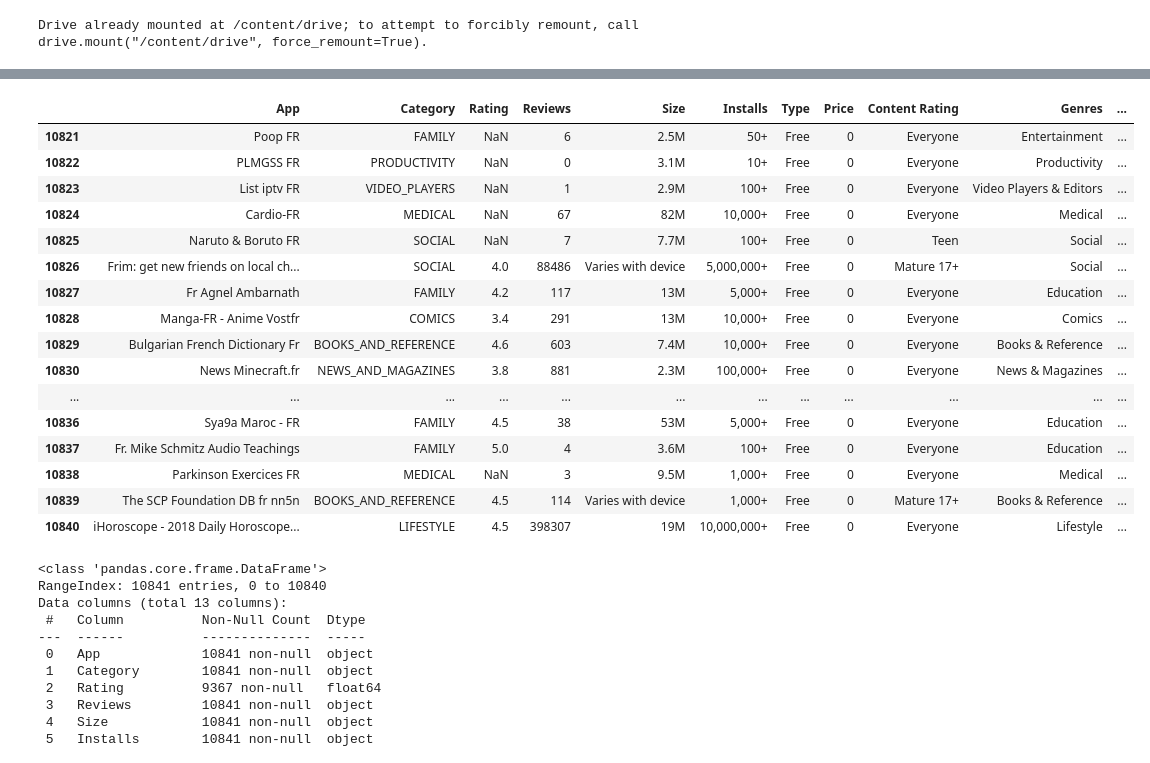
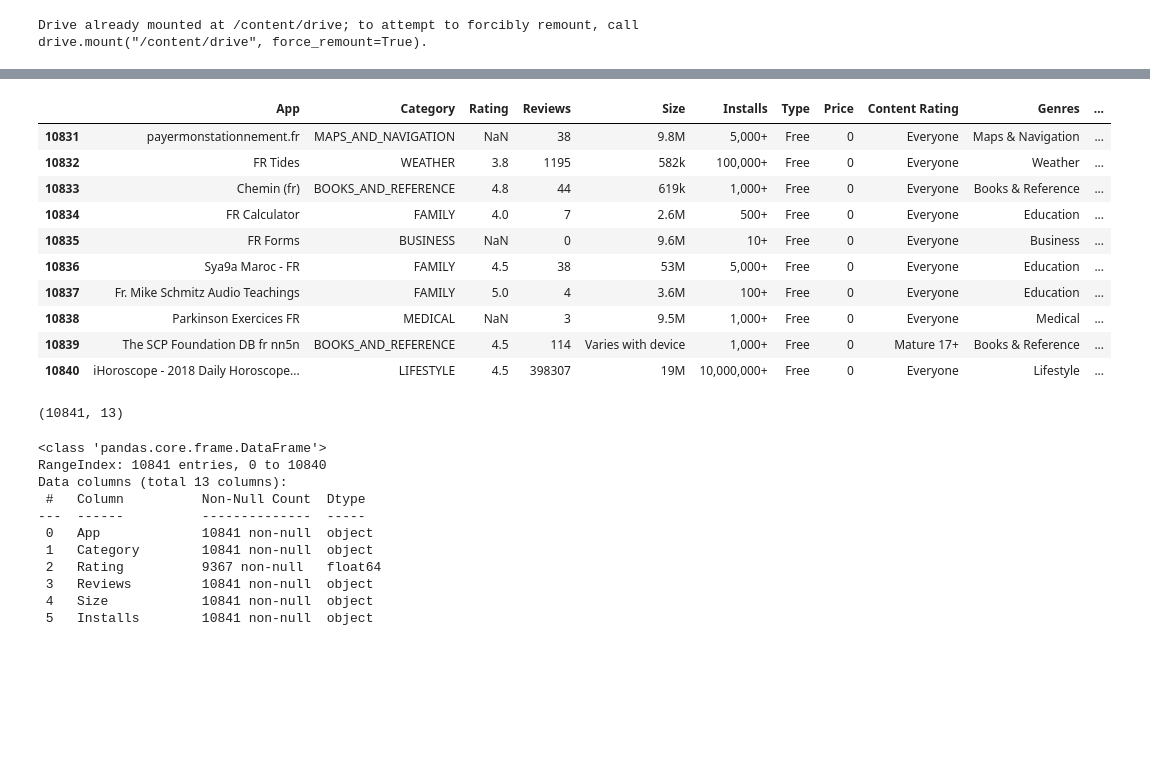
Before and after one commit to GourabR/Playstore_app_review_analysis, a Jupyter notebook: EDA_playstore_app_analysis.ipynb, the cells around one changed output, grey strips where cells are left out. Cells and saved outputs as stored; diff of their text form; code cells hidden in the pictures; blank space fills up the shorter version.

```diff
--- a/EDA_playstore_app_analysis.ipynb
+++ b/EDA_playstore_app_analysis.ipynb
@@ -85,24 +105,23 @@ user_review = pd.read_csv('/content/User Reviews.csv')
 # %%
-# Checking the overview of the dataframe.
-play_store_data.tail(20)
+# Checking the top 10 rows of the dataframe.
+play_store_data.tail(10)
 # %% [output]
 |  | App | Category | Rating | Reviews | Size | Installs | Type | Price | Content Rating | Genres | ... |
-| 10821 | Poop FR | FAMILY | NaN | 6 | 2.5M | 50+ | Free | 0 | Everyone | Entertainment | ... |
-| 10822 | PLMGSS FR | PRODUCTIVITY | NaN | 0 | 3.1M | 10+ | Free | 0 | Everyone | Productivity | ... |
-| 10823 | List iptv FR | VIDEO_PLAYERS | NaN | 1 | 2.9M | 100+ | Free | 0 | Everyone | Video Players & Editors | ... |
-| 10824 | Cardio-FR | MEDICAL | NaN | 67 | 82M | 10,000+ | Free | 0 | Everyone | Medical | ... |
-| 10825 | Naruto & Boruto FR | SOCIAL | NaN | 7 | 7.7M | 100+ | Free | 0 | Teen | Social | ... |
-| 10826 | Frim: get new friends on local ch... | SOCIAL | 4.0 | 88486 | Varies with device | 5,000,000+ | Free | 0 | Mature 17+ | Social | ... |
-| 10827 | Fr Agnel Ambarnath | FAMILY | 4.2 | 117 | 13M | 5,000+ | Free | 0 | Everyone | Education | ... |
-| 10828 | Manga-FR - Anime Vostfr | COMICS | 3.4 | 291 | 13M | 10,000+ | Free | 0 | Everyone | Comics | ... |
-| 10829 | Bulgarian French Dictionary Fr | BOOKS_AND_REFERENCE | 4.6 | 603 | 7.4M | 10,000+ | Free | 0 | Everyone | Books & Reference | ... |
-| 10830 | News Minecraft.fr | NEWS_AND_MAGAZINES | 3.8 | 881 | 2.3M | 100,000+ | Free | 0 | Everyone | News & Magazines | ... |
-| ... | ... | ... | ... | ... | ... | ... | ... | ... | ... | ... | ... |
+| 10831 | payermonstationnement.fr | MAPS_AND_NAVIGATION | NaN | 38 | 9.8M | 5,000+ | Free | 0 | Everyone | Maps & Navigation | ... |
+| 10832 | FR Tides | WEATHER | 3.8 | 1195 | 582k | 100,000+ | Free | 0 | Everyone | Weather | ... |
+| 10833 | Chemin (fr) | BOOKS_AND_REFERENCE | 4.8 | 44 | 619k | 1,000+ | Free | 0 | Everyone | Books & Reference | ... |
+| 10834 | FR Calculator | FAMILY | 4.0 | 7 | 2.6M | 500+ | Free | 0 | Everyone | Education | ... |
+| 10835 | FR Forms | BUSINESS | NaN | 0 | 9.6M | 10+ | Free | 0 | Everyone | Business | ... |
 | 10836 | Sya9a Maroc - FR | FAMILY | 4.5 | 38 | 53M | 5,000+ | Free | 0 | Everyone | Education | ... |
 | 10837 | Fr. Mike Schmitz Audio Teachings | FAMILY | 5.0 | 4 | 3.6M | 100+ | Free | 0 | Everyone | Education | ... |
 | 10838 | Parkinson Exercices FR | MEDICAL | NaN | 3 | 9.5M | 1,000+ | Free | 0 | Everyone | Medical | ... |
 | 10839 | The SCP Foundation DB fr nn5n | BOOKS_AND_REFERENCE | 4.5 | 114 | Varies with device | 1,000+ | Free | 0 | Mature 17+ | Books & Reference | ... |
 | 10840 | iHoroscope - 2018 Daily Horoscope... | LIFESTYLE | 4.5 | 398307 | 19M | 10,000,000+ | Free | 0 | Everyone | Lifestyle | ... |
+# %%
+# Checking the shape of the dataset.
+play_store_data.shape
+# %% [output]
+(10841, 13)
 # %%
 # A brief information about the dataset
 play_store_data.info()
```
Also changed, not shown: parts of 76 cells of this notebook.
